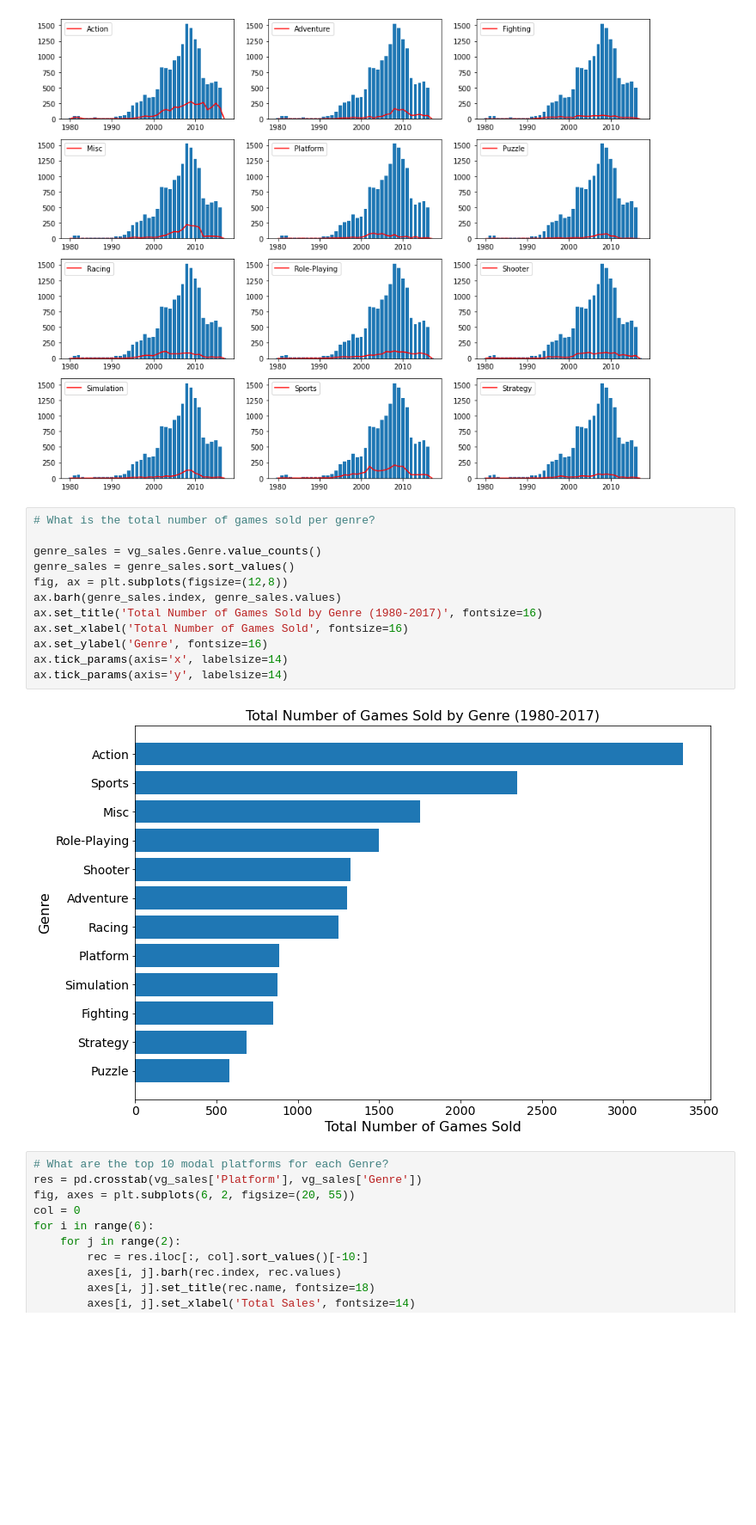
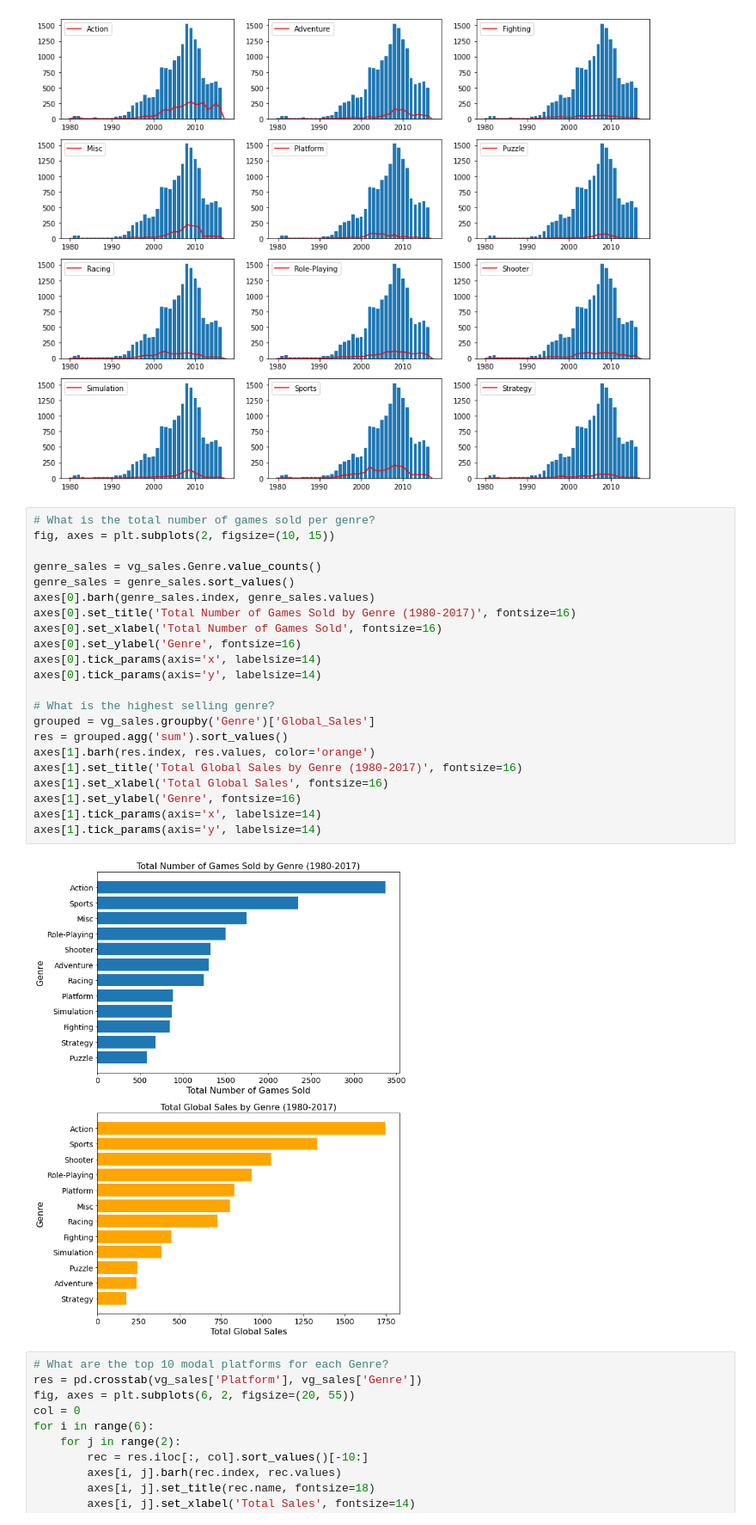
Before and after one commit to fvea/exploratory-data-analysis-video-games-sales, a Jupyter notebook: EDA on Video Games Sales.ipynb, the cells around one changed output. Shown at 86% size. Cells and saved outputs as stored; diff of their text form; blank space fills up the shorter version.

```diff
--- a/EDA on Video Games Sales.ipynb
+++ b/EDA on Video Games Sales.ipynb
@@ -127,18 +141,28 @@ for i in range(4):
 [figure]
 # %%
 # What is the total number of games sold per genre?
+fig, axes = plt.subplots(2, figsize=(10, 15))
 
 genre_sales = vg_sales.Genre.value_counts()
 genre_sales = genre_sales.sort_values()
-fig, ax = plt.subplots(figsize=(12,8))
-ax.barh(genre_sales.index, genre_sales.values)
-ax.set_title('Total Number of Games Sold by Genre (1980-2017)', fontsize=16)
-ax.set_xlabel('Total Number of Games Sold', fontsize=16)
-ax.set_ylabel('Genre', fontsize=16)
-ax.tick_params(axis='x', labelsize=14)
-ax.tick_params(axis='y', labelsize=14)
+axes[0].barh(genre_sales.index, genre_sales.values)
+axes[0].set_title('Total Number of Games Sold by Genre (1980-2017)', fontsize=16)
+axes[0].set_xlabel('Total Number of Games Sold', fontsize=16)
+axes[0].set_ylabel('Genre', fontsize=16)
+axes[0].tick_params(axis='x', labelsize=14)
+axes[0].tick_params(axis='y', labelsize=14)
+
+# What is the highest selling genre?
+grouped = vg_sales.groupby('Genre')['Global_Sales']
+res = grouped.agg('sum').sort_values()
+axes[1].barh(res.index, res.values, color='orange')
+axes[1].set_title('Total Global Sales by Genre (1980-2017)', fontsize=16)
+axes[1].set_xlabel('Total Global Sales', fontsize=16)
+axes[1].set_ylabel('Genre', fontsize=16)
+axes[1].tick_params(axis='x', labelsize=14)
+axes[1].tick_params(axis='y', labelsize=14)
 # %% [output]
-[figure, old version]
+[figure, new version]
 # %%
 # What are the top 10 modal platforms for each Genre?
 res = pd.crosstab(vg_sales['Platform'], vg_sales['Genre'])
```
Also changed, not shown: parts of 7 cells of this notebook.
